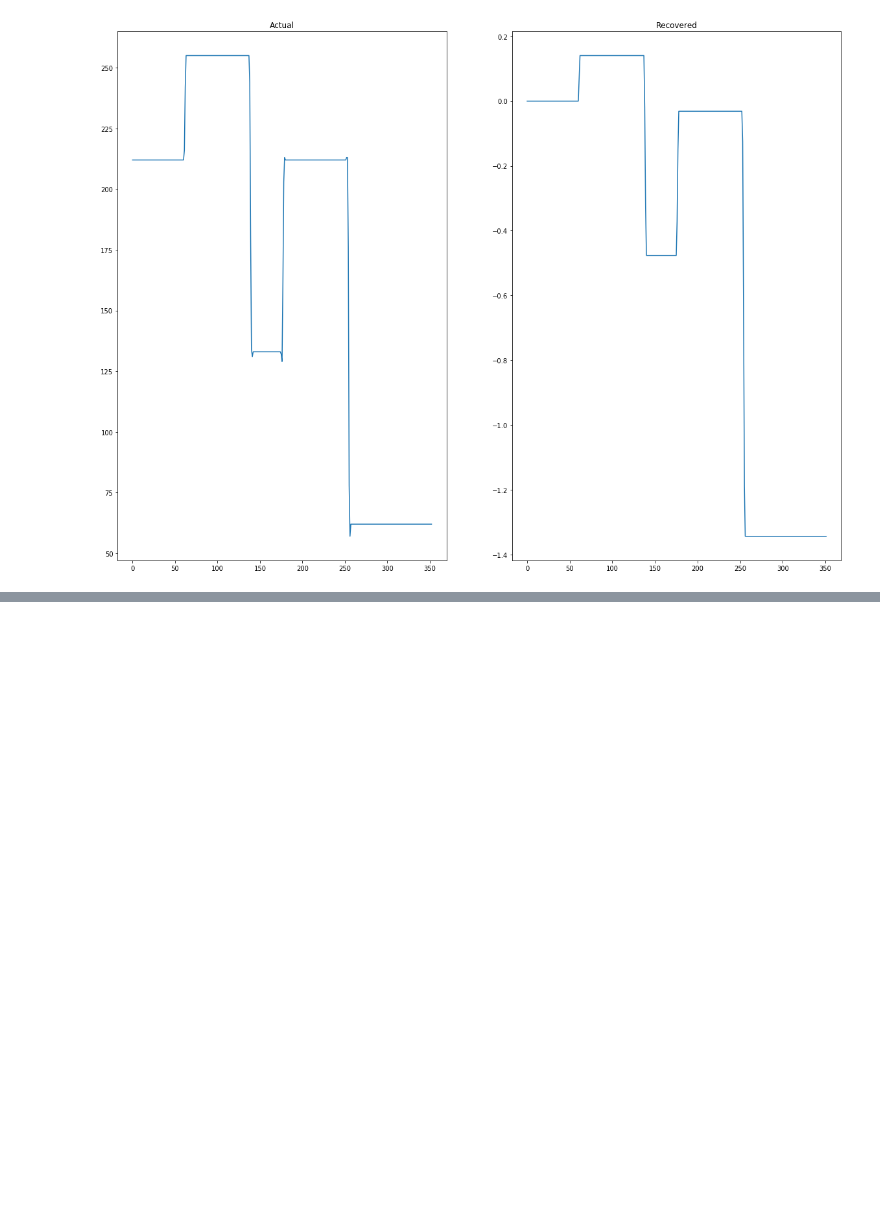
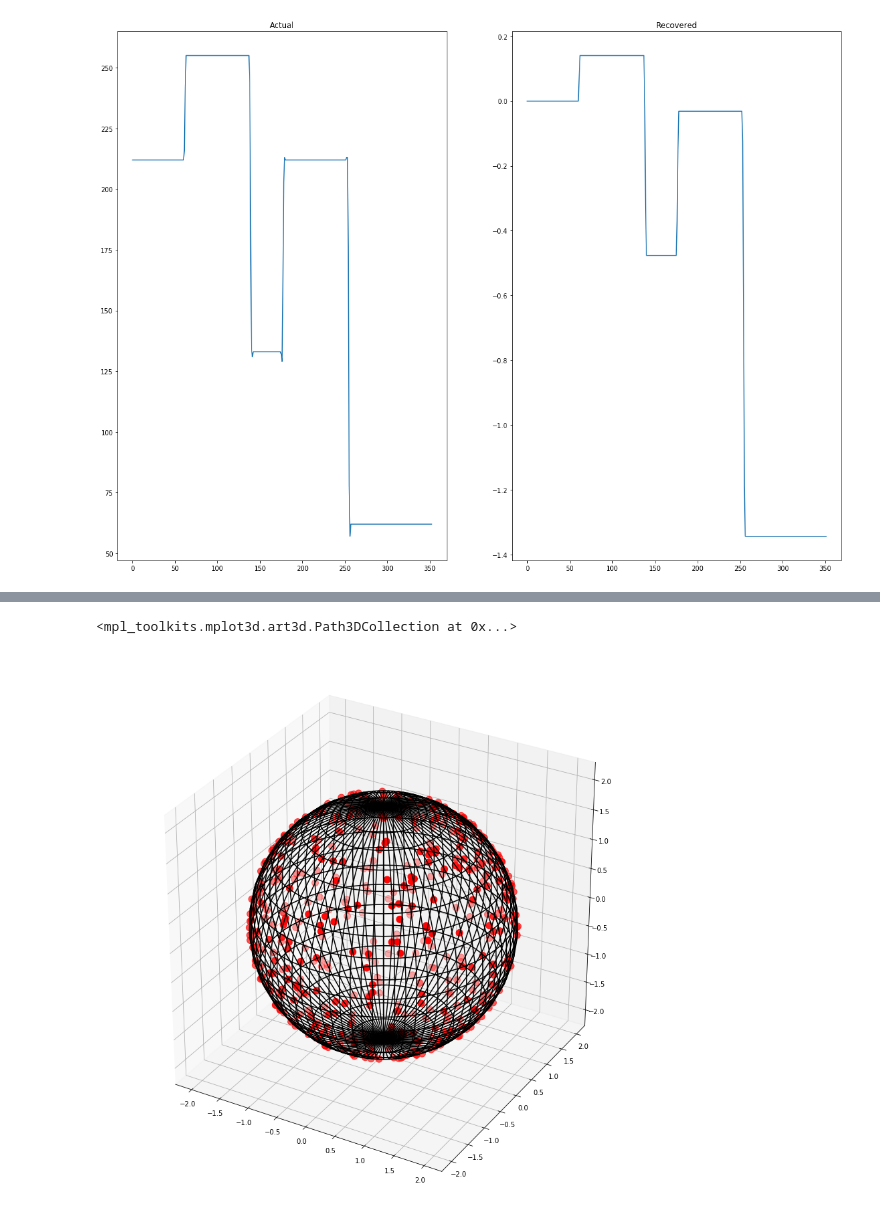
Before and after one commit to jalalirs/Introduction-to-Computer-Vision, a Jupyter notebook: L5/L5.ipynb, the cells around one changed output, grey strips where cells are left out. Saved outputs shown, nothing was run; the diff lists cells and outputs as text; code cells hidden in the pictures; blank space fills up the shorter version.

```diff
--- a/L5/L5.ipynb
+++ b/L5/L5.ipynb
@@ -827,0 +884,25 @@ Text(0.5,1,'Recovered')
+# %%
+import numpy as np
+
+def sample_spherical(npoints, ndim=3):
+    vec = np.random.randn(ndim, npoints)
+    vec /= np.linalg.norm(vec, axis=0)
+    return vec
+# %%
+from matplotlib import pyplot as plt
+from mpl_toolkits.mplot3d import axes3d
+from matplotlib import cm
+phi = np.linspace(0, np.pi, 40)
+theta = np.linspace(0, 2 * np.pi, 40)
+x = np.outer(np.sin(theta), np.cos(phi))*2
+y = np.outer(np.sin(theta), np.sin(phi))*2
+z = np.outer(np.cos(theta), np.ones_like(phi))*2
+xi, yi, zi = sample_spherical(500)*2
+
+fig, ax = plt.subplots(1, 1, subplot_kw={'projection':'3d', 'aspect':'equal'})
+fig.set_size_inches((20,15))
+ax.plot_wireframe(x, y, z,color='k', rstride=1, cstride=1)
+ax.scatter(xi, yi, zi, s=100, c='r', zorder=10)
+# %% [output]
+<mpl_toolkits.mplot3d.art3d.Path3DCollection at 0x...>
+[figure, added]
```
Also changed, not shown: parts of 9 cells of this notebook, 7 other files.
